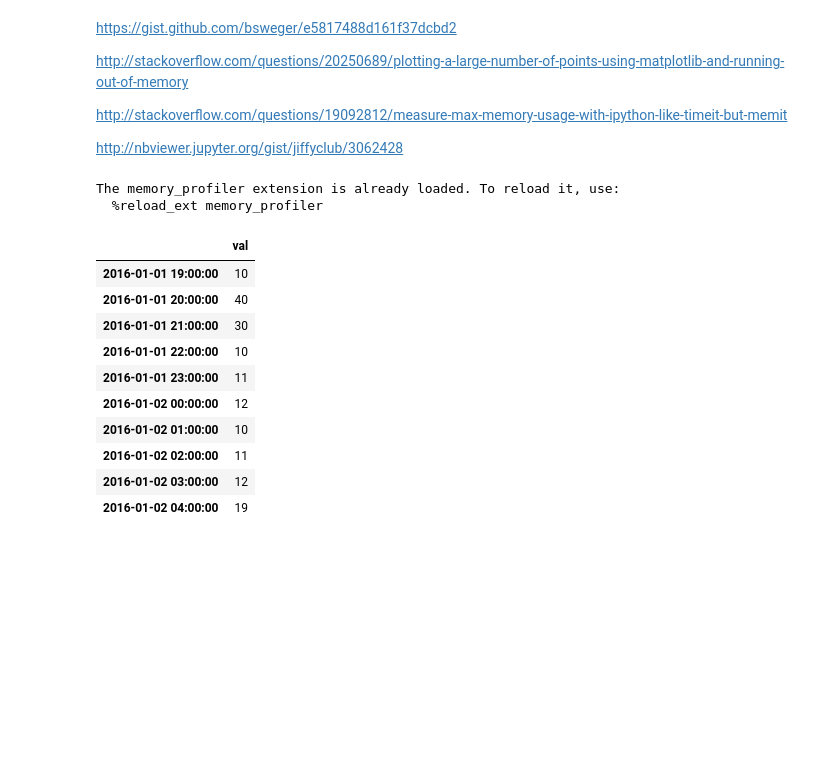
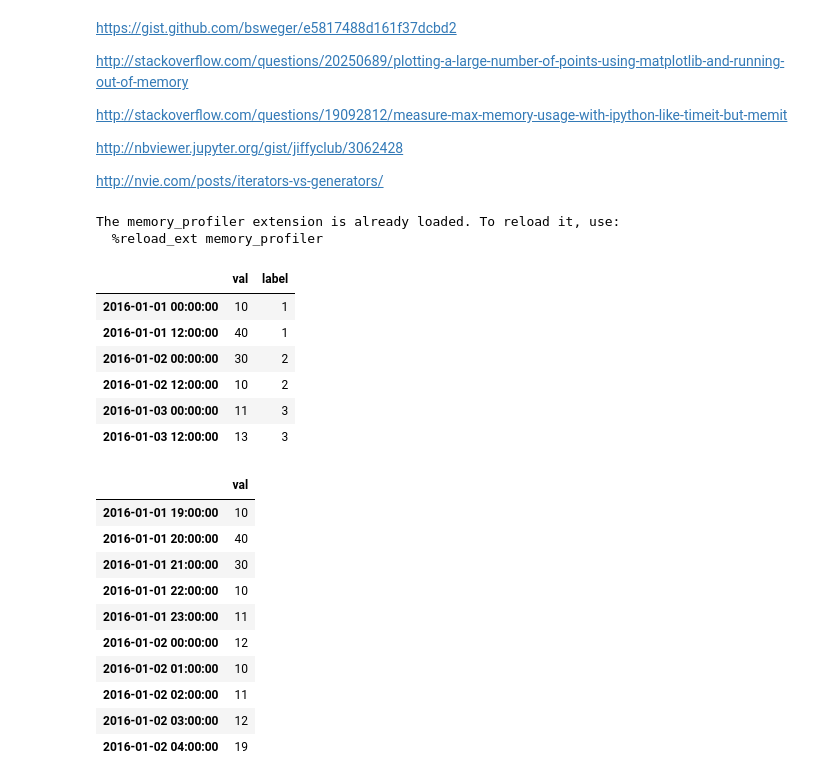
Before and after one commit to sidazhou/ipython_notes, a Jupyter notebook: notes.ipynb, the cells around one changed output. Cells and saved outputs as stored; diff of their text form; code cells hidden in the pictures; blank space fills up the shorter version.

```diff
--- a/notes.ipynb
+++ b/notes.ipynb
@@ -6,6 +6,8 @@ http://stackoverflow.com/questions/20250689/plotting-a-large-number-of-points-us
 http://stackoverflow.com/questions/19092812/measure-max-memory-usage-with-ipython-like-timeit-but-memit
 
 http://nbviewer.jupyter.org/gist/jiffyclub/3062428
+
+http://nvie.com/posts/iterators-vs-generators/
 # %%
 import pandas as pd
 import numpy as np
@@ -32,6 +34,21 @@ pd.set_option('display.max_columns', 0)
 # %% [output]
 The memory_profiler extension is already loaded. To reload it, use:
   %reload_ext memory_profiler
+# %%
+# adding labels to groups
+df = pd.DataFrame({'val': [10,40,30,10,11,13]}, index=pd.date_range('2016-01-01 00:00:00', periods=6, freq='12H' ) )
+
+df['label'] = df.groupby(pd.TimeGrouper('D')).grouper.group_info[0] + 1
+
+df
+# %% [output]
+|  | val | label |
+| 2016-01-01 00:00:00 | 10 | 1 |
+| 2016-01-01 12:00:00 | 40 | 1 |
+| 2016-01-02 00:00:00 | 30 | 2 |
+| 2016-01-02 12:00:00 | 10 | 2 |
+| 2016-01-03 00:00:00 | 11 | 3 |
+| 2016-01-03 12:00:00 | 13 | 3 |
 # %%
 # getting generator object from groupby
 df = pd.DataFrame({'val': [10,40,30,10,11,12,10,11,12,19]}, index=pd.date_range('2016-01-01 19:00:00', periods=10, freq='H' ) )
```
Also changed, not shown: 1 other file.
